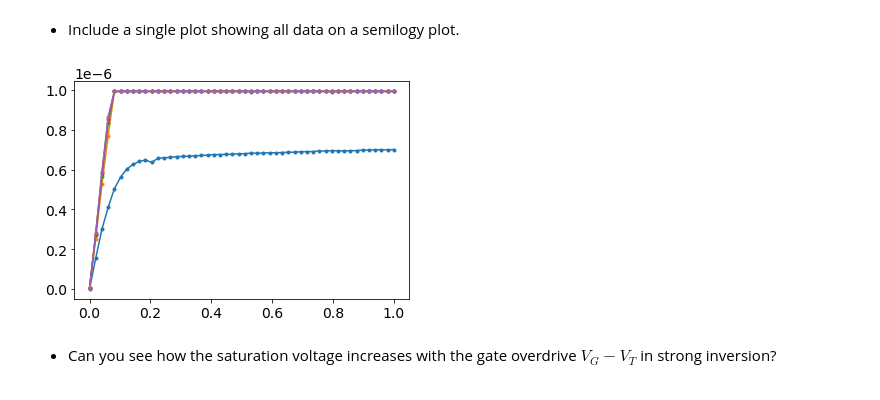
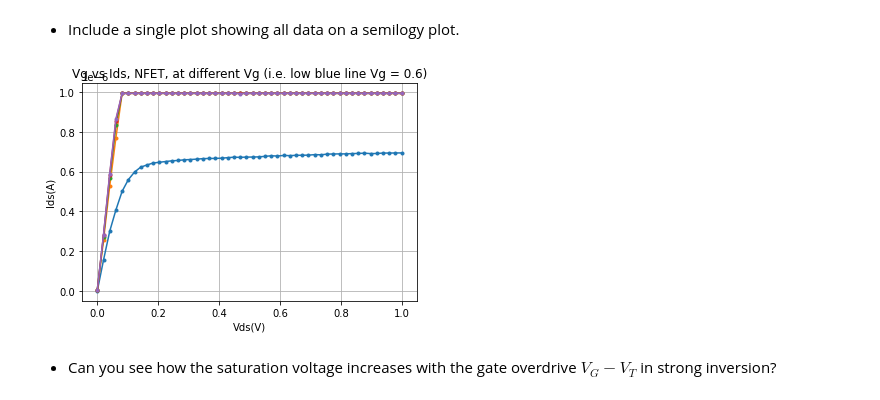
Before and after one commit to pbonazzi/21-10-neuromorphic-engineering, a Jupyter notebook: 2021_Lab2_AboveThr_NA_Pietro_Bonazzi_A.ipynb, the cells around one changed output. Cells and saved outputs as stored; diff of their text form; code cells hidden in the pictures.

```diff
--- a/2021_Lab2_AboveThr_NA_Pietro_Bonazzi_A.ipynb
+++ b/2021_Lab2_AboveThr_NA_Pietro_Bonazzi_A.ipynb
@@ -1057,9 +1061,14 @@ Offset Is0_n: 4.150390697787998e-09 A
 # %%
 # plot
 for i in range(num_Vg):
      plt.plot(Vd_sets.reshape(-1,1),Is_sets[:,i].reshape(-1,1),'.-')
+plt.xlabel('Vds(V)')
+plt.ylabel('Ids(A)')
+plt.title('Vg vs Ids, NFET, at different Vg (i.e. low blue line Vg = 0.6)')
+plt.grid()
+plt.show()
 # %% [output]
-[figure, old version]
+[figure, new version]
 # %%
 # if the data looks nice, save it!
 I_data = np.zeros((num_Vd,num_Vg+1))
```
Also changed, not shown: parts of 11 cells of this notebook.
